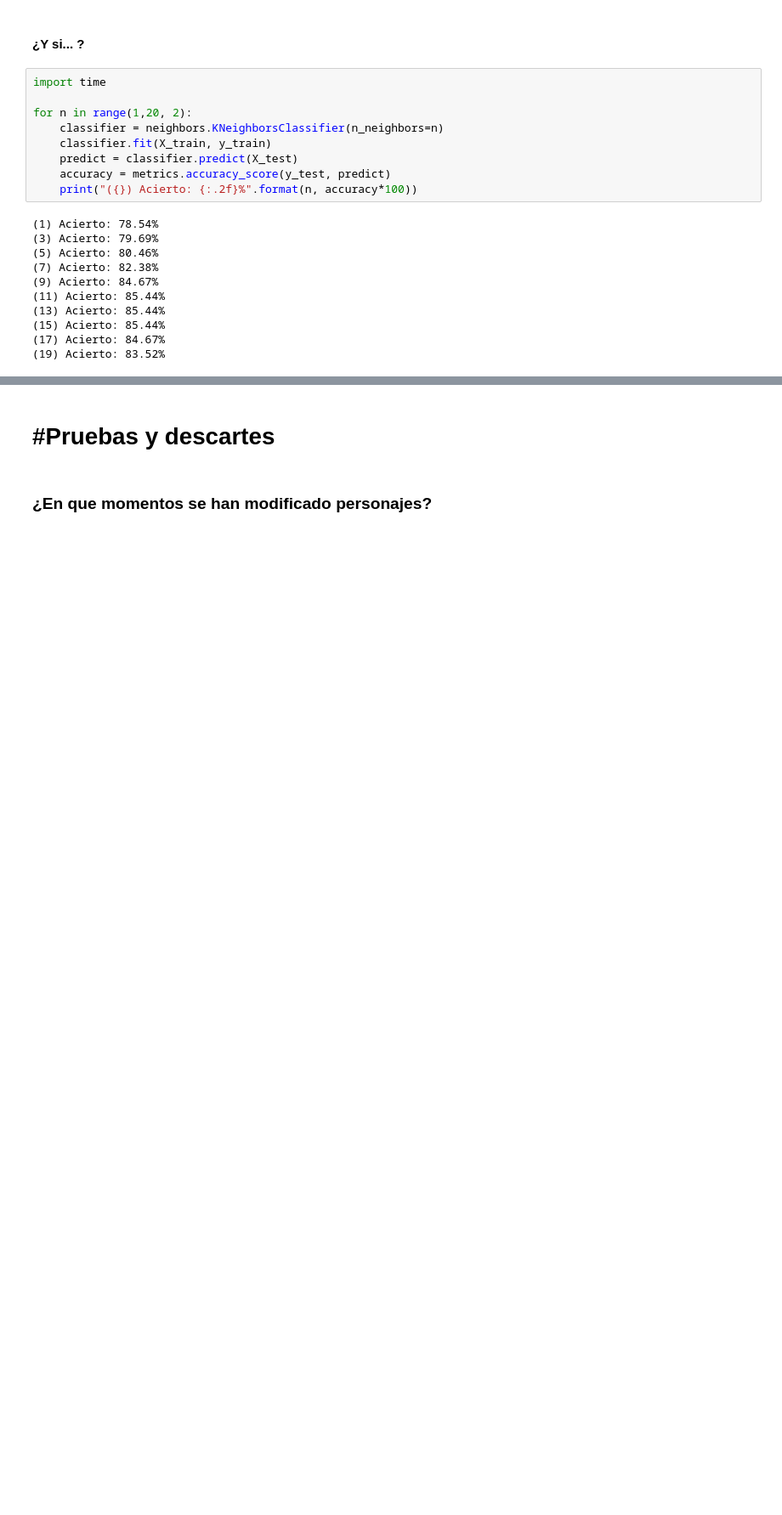
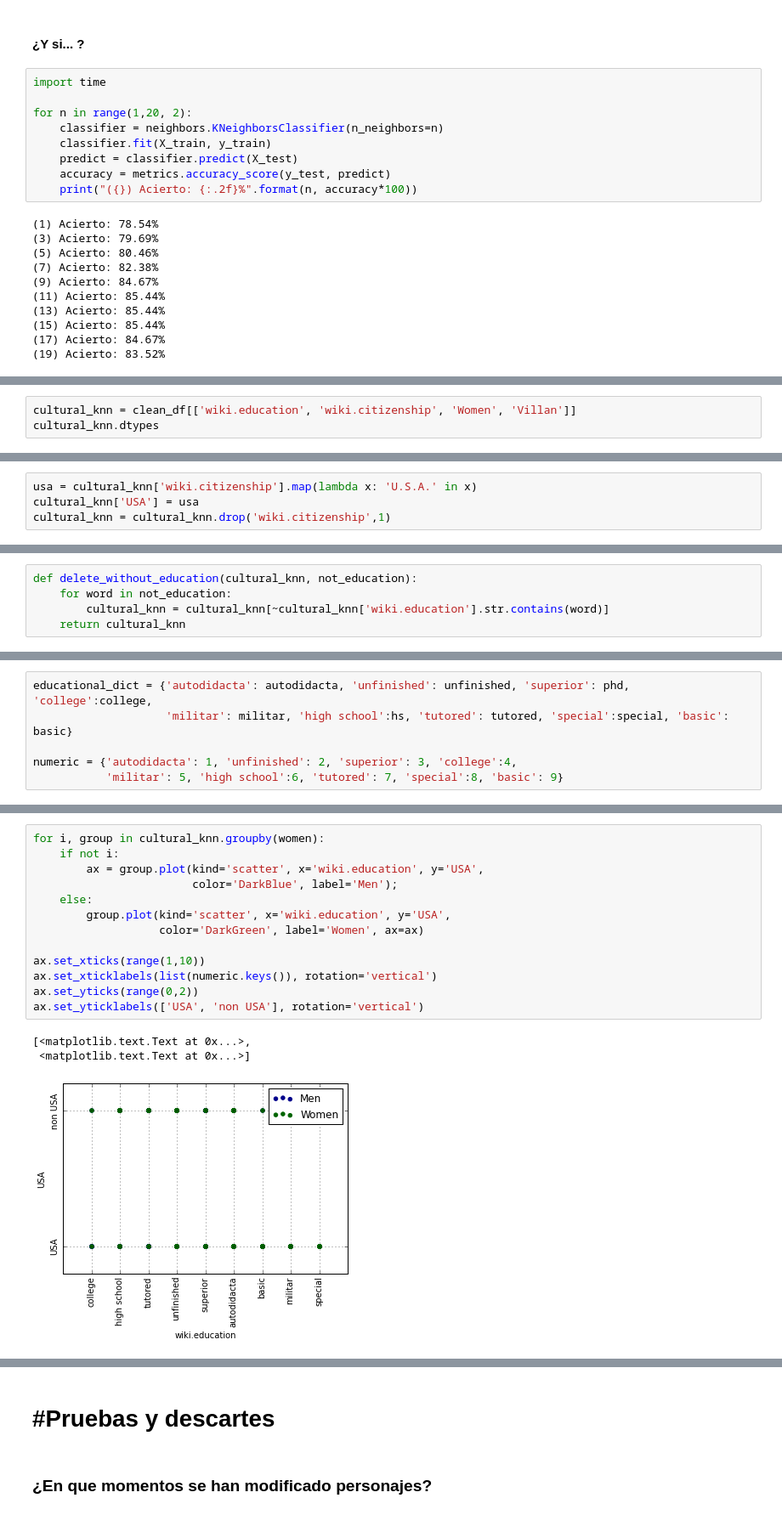
Before and after one commit to maigimenez/aurora, a Jupyter notebook: Aurora.ipynb, the cells around one changed output, grey strips where cells are left out. Shown at 85% size. Saved outputs shown, nothing was run; the diff lists cells and outputs as text; blank space fills up the shorter version.

Commit message:
Added Knn example with education and USA

```diff
--- a/Aurora.ipynb
+++ b/Aurora.ipynb
@@ -941,0 +944,3 @@ for n in range(1,20, 2):
+# %%
+cultural_knn = clean_df[['wiki.education', 'wiki.citizenship', 'Women', 'Villan']]
+cultural_knn.dtypes
@@ -941,0 +953,4 @@ for n in range(1,20, 2):
+# %%
+usa = cultural_knn['wiki.citizenship'].map(lambda x: 'U.S.A.' in x)
+cultural_knn['USA'] = usa
+cultural_knn = cultural_knn.drop('wiki.citizenship',1)
@@ -941,0 +979,5 @@ for n in range(1,20, 2):
+# %%
+def delete_without_education(cultural_knn, not_education):
+    for word in not_education:
+        cultural_knn = cultural_knn[~cultural_knn['wiki.education'].str.contains(word)]
+    return cultural_knn
@@ -941,0 +1060,6 @@ for n in range(1,20, 2):
+# %%
+educational_dict = {'autodidacta': autodidacta, 'unfinished': unfinished, 'superior': phd, 'college':college,
+                    'militar': militar, 'high school':hs, 'tutored': tutored, 'special':special, 'basic': basic}
+
+numeric = {'autodidacta': 1, 'unfinished': 2, 'superior': 3, 'college':4,
+           'militar': 5, 'high school':6, 'tutored': 7, 'special':8, 'basic': 9}
@@ -941,0 +1095,17 @@ for n in range(1,20, 2):
+# %%
+for i, group in cultural_knn.groupby(women):
+    if not i:
+        ax = group.plot(kind='scatter', x='wiki.education', y='USA',
+                        color='DarkBlue', label='Men');
+    else:
+        group.plot(kind='scatter', x='wiki.education', y='USA',
+                   color='DarkGreen', label='Women', ax=ax)
+
+ax.set_xticks(range(1,10))
+ax.set_xticklabels(list(numeric.keys()), rotation='vertical')
+ax.set_yticks(range(0,2))
+ax.set_yticklabels(['USA', 'non USA'], rotation='vertical')
+# %% [output]
+[<matplotlib.text.Text at 0x...>,
+ <matplotlib.text.Text at 0x...>]
+[figure, added]
```
Also changed, not shown: parts of 9 cells of this notebook.
